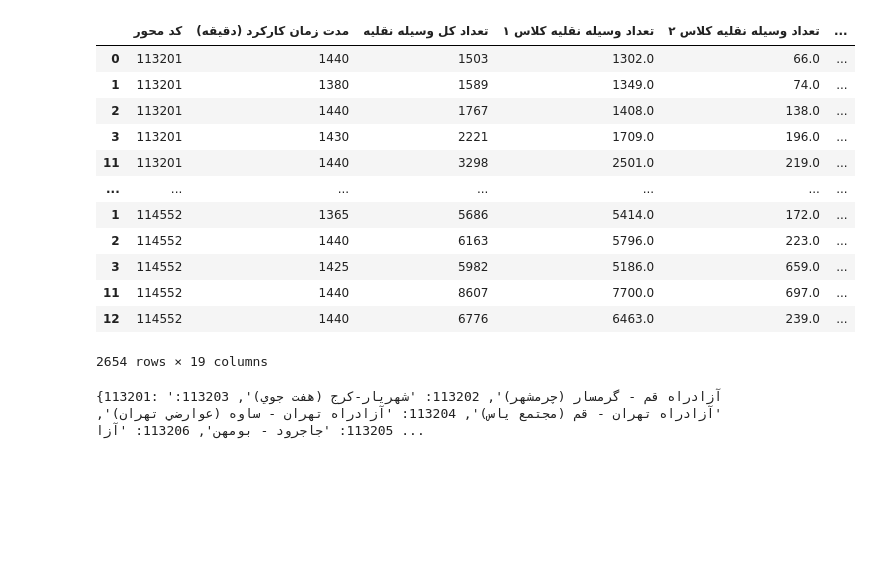
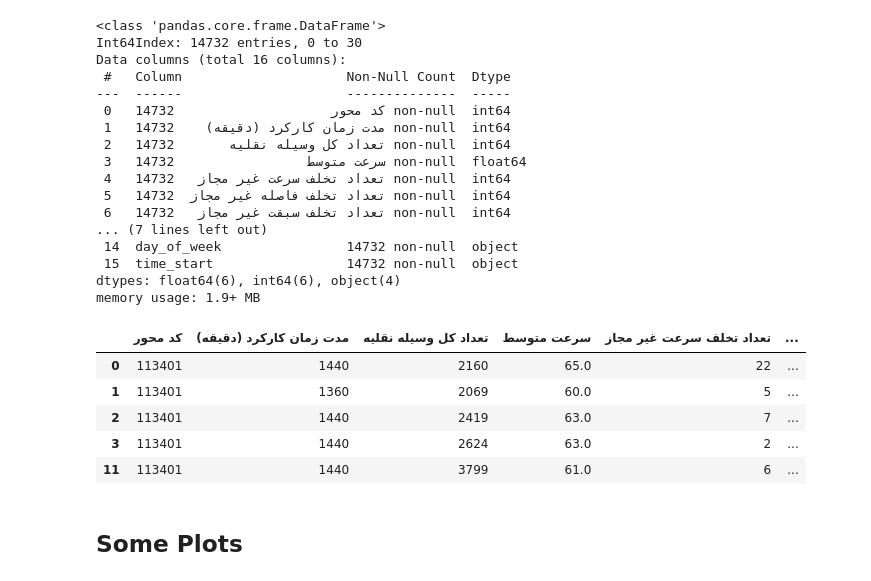
Before and after one commit to sfdkiaei/ICAISV2023, a Jupyter notebook: outlier_detection.ipynb, the cells around one changed output. Drawn from its saved outputs; the diff is of its cells as text; code cells hidden in the pictures; blank space fills up the shorter version.

Commit message:
try to load data, some modification in loader, and investigate on out date

```diff
--- a/outlier_detection.ipynb
+++ b/outlier_detection.ipynb
@@ -44,20 +66,35 @@ Index(['کد محور', 'مدت زمان کارکرد (دقیقه)', 'تعداد
+# %%
+df = df.drop(columns=['تعداد وسیله نقلیه سنگین','تعداد وسیله نقلیه سبک','تعداد برآورد شده'])
+# %%
+df.dropna().info()
+# %% [output]
+<class 'pandas.core.frame.DataFrame'>
+Int64Index: 14732 entries, 0 to 30
+Data columns (total 16 columns):
+ #   Column                     Non-Null Count  Dtype
+---  ------                     --------------  -----
+ 0   کد محور                    14732 non-null  int64
+ 1   مدت زمان کارکرد (دقیقه)    14732 non-null  int64
+ 2   تعداد کل وسیله نقلیه       14732 non-null  int64
+ 3   سرعت متوسط                 14732 non-null  float64
+ 4   تعداد تخلف سرعت غیر مجاز   14732 non-null  int64
+ 5   تعداد تخلف فاصله غیر مجاز  14732 non-null  int64
+ 6   تعداد تخلف سبقت غیر مجاز   14732 non-null  int64
+... (7 lines left out)
+ 14  day_of_week                14732 non-null  object
+ 15  time_start                 14732 non-null  object
+dtypes: float64(6), int64(6), object(4)
+memory usage: 1.9+ MB
+# %%
+df = df.dropna()
 # %%
-df[df["holiday"] == True]
+df[df["holiday"] == True].head()
 # %% [output]
-|  | کد محور | مدت زمان کارکرد (دقیقه) | تعداد کل وسیله نقلیه | تعداد وسیله نقلیه کلاس ۱ | تعداد وسیله نقلیه کلاس ۲ | ... |
-| 0 | 113201 | 1440 | 1503 | 1302.0 | 66.0 | ... |
-| 1 | 113201 | 1380 | 1589 | 1349.0 | 74.0 | ... |
-| 2 | 113201 | 1440 | 1767 | 1408.0 | 138.0 | ... |
-| 3 | 113201 | 1430 | 2221 | 1709.0 | 196.0 | ... |
-| 11 | 113201 | 1440 | 3298 | 2501.0 | 219.0 | ... |
-| ... | ... | ... | ... | ... | ... | ... |
-| 1 | 114552 | 1365 | 5686 | 5414.0 | 172.0 | ... |
-| 2 | 114552 | 1440 | 6163 | 5796.0 | 223.0 | ... |
-| 3 | 114552 | 1425 | 5982 | 5186.0 | 659.0 | ... |
-| 11 | 114552 | 1440 | 8607 | 7700.0 | 697.0 | ... |
-| 12 | 114552 | 1440 | 6776 | 6463.0 | 239.0 | ... |
+|  | کد محور | مدت زمان کارکرد (دقیقه) | تعداد کل وسیله نقلیه | سرعت متوسط | تعداد تخلف سرعت غیر مجاز | ... |
+| 0 | 113401 | 1440 | 2160 | 65.0 | 22 | ... |
+| 1 | 113401 | 1360 | 2069 | 60.0 | 5 | ... |
+| 2 | 113401 | 1440 | 2419 | 63.0 | 7 | ... |
+| 3 | 113401 | 1440 | 2624 | 63.0 | 2 | ... |
+| 11 | 113401 | 1440 | 3799 | 61.0 | 6 | ... |
-2654 rows × 19 columns
-# %%
-print(loader.get_roads())
-# %% [output]
-{113201: 'آزادراه قم - گرمسار (چرمشهر)', 113202: 'شهريار-کرج (هفت جوي)', 113203: 'آزادراه تهران - قم (مجتمع ياس)', 113204: 'آزادراه تهران - ساوه (عوارضي تهران)', 113205: 'جاجرود - بومهن', 113206: 'آزا ...
+# %% [markdown]
+## Some Plots
```
Also changed, not shown: parts of 15 cells of this notebook, 2 other files.
